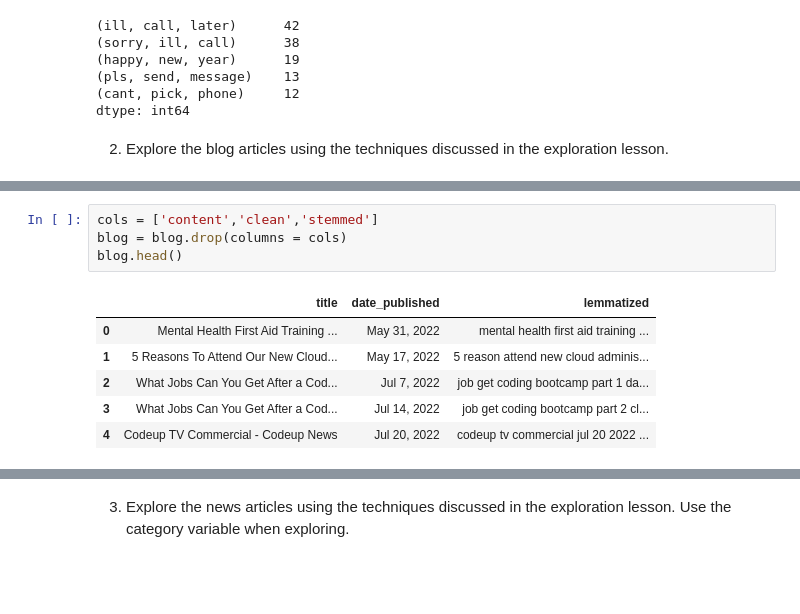
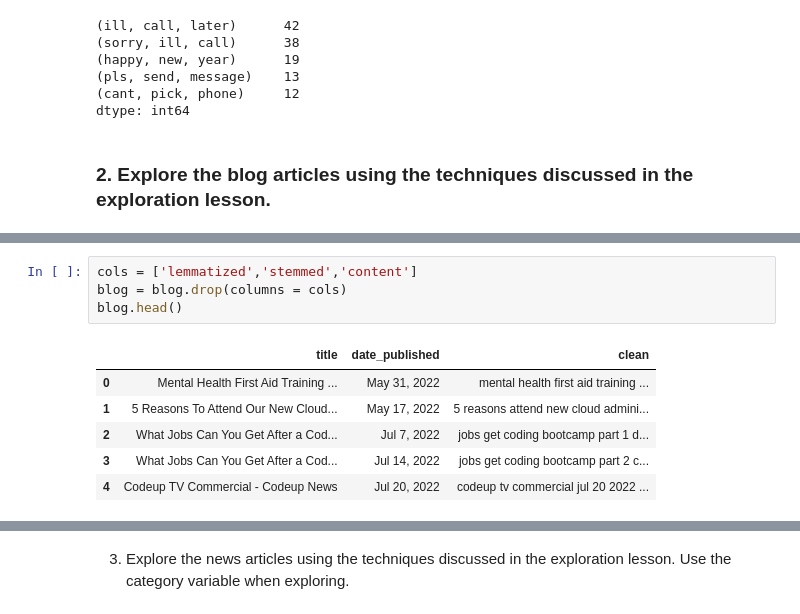
Before and after one commit to Chenchen070/NLP, a Jupyter notebook: explore.ipynb, the cells around one changed output, grey strips where cells are left out. Drawn from its saved outputs; the diff is of its cells as text; blank space fills up the shorter version.

```diff
--- a/explore.ipynb
+++ b/explore.ipynb
@@ -170,7 +170,7 @@ top_20_ham_bigrams_3.head()
 (cant, pick, phone)     12
 dtype: int64
 # %% [markdown]
-2. Explore the blog articles using the techniques discussed in the exploration lesson.
+### 2. Explore the blog articles using the techniques discussed in the exploration lesson.
 # %%
 blog = pd.read_csv('clean_blog_posts.csv')
 blog.head()
@@ -182,13 +182,13 @@ blog.head()
 | 3 | What Jobs Can You Get After a Cod... | \n\n\n\n\n\nWhat Jobs Can You Get... | Jul 14, 2022 | jobs get coding bootcamp part 2 c... | job get code bootcamp part 2 clou... | job get coding bootcamp part 2 cl... |
 | 4 | Codeup TV Commercial - Codeup News | \n\n\n\n\n\nCodeup TV Commercial\... | Jul 20, 2022 | codeup tv commercial jul 20 2022 ... | codeup tv commerci jul 20 2022 co... | codeup tv commercial jul 20 2022 ... |
 # %%
-cols = ['content','clean','stemmed']
+cols = ['lemmatized','stemmed','content']
 blog = blog.drop(columns = cols)
 blog.head()
 # %% [output]
-|  | title | date_published | lemmatized |
+|  | title | date_published | clean |
 | 0 | Mental Health First Aid Training ... | May 31, 2022 | mental health first aid training ... |
-| 1 | 5 Reasons To Attend Our New Cloud... | May 17, 2022 | 5 reason attend new cloud adminis... |
-| 2 | What Jobs Can You Get After a Cod... | Jul 7, 2022 | job get coding bootcamp part 1 da... |
-| 3 | What Jobs Can You Get After a Cod... | Jul 14, 2022 | job get coding bootcamp part 2 cl... |
+| 1 | 5 Reasons To Attend Our New Cloud... | May 17, 2022 | 5 reasons attend new cloud admini... |
+| 2 | What Jobs Can You Get After a Cod... | Jul 7, 2022 | jobs get coding bootcamp part 1 d... |
+| 3 | What Jobs Can You Get After a Cod... | Jul 14, 2022 | jobs get coding bootcamp part 2 c... |
 | 4 | Codeup TV Commercial - Codeup News | Jul 20, 2022 | codeup tv commercial jul 20 2022 ... |
```
Also changed, not shown: parts of 7 cells of this notebook.
